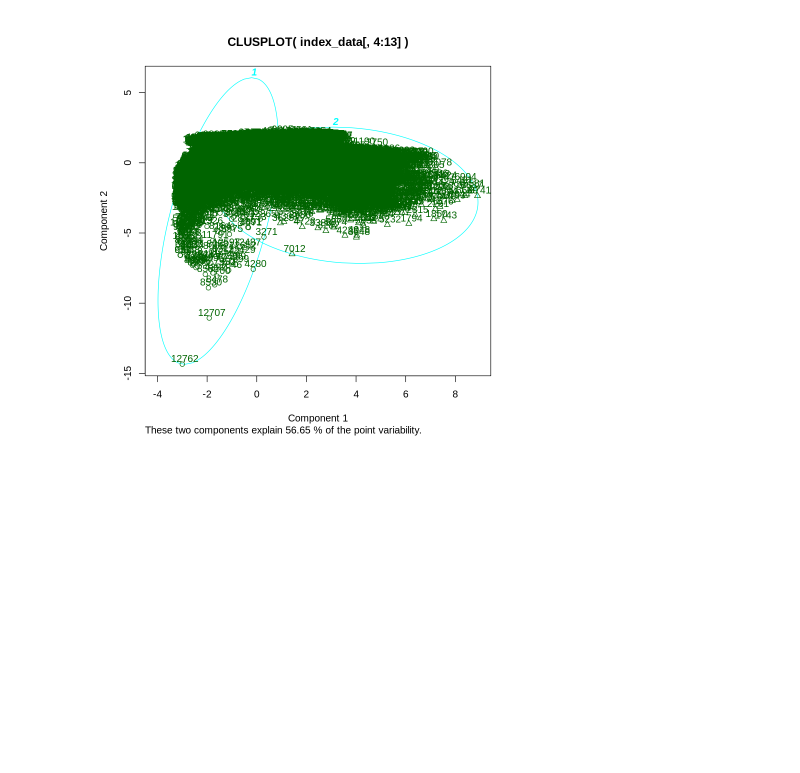
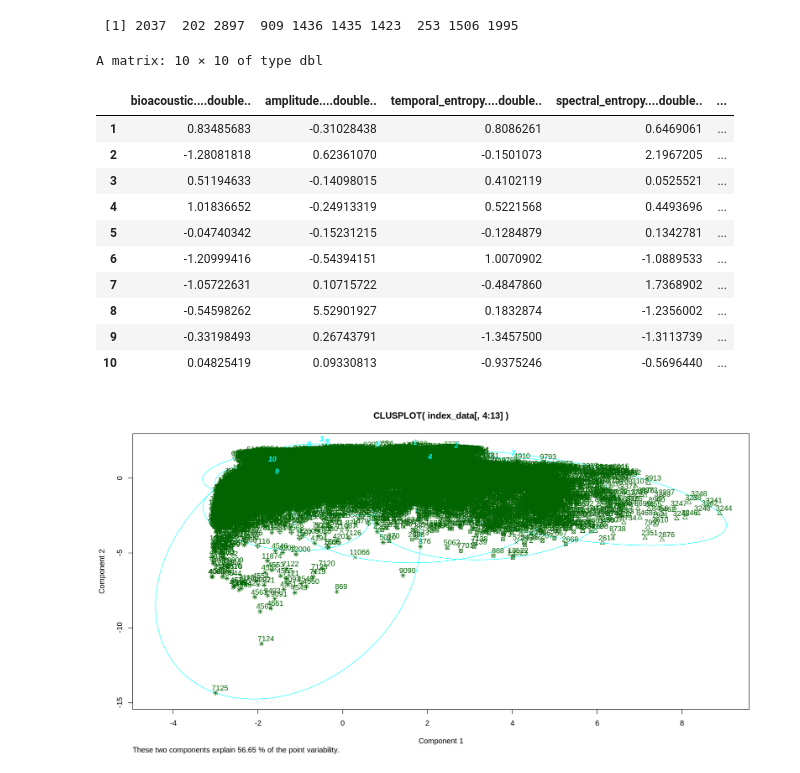
Before and after one commit to UMI-iGlobes/soundscapes, a Jupyter notebook: Jupyter/Data_Statistics_and_Evaluation.ipynb, the cells around one changed output. Drawn from its saved outputs; the diff is of its cells as text; code cells hidden in the pictures; blank space fills up the shorter version.

```diff
--- a/Jupyter/Data_Statistics_and_Evaluation.ipynb
+++ b/Jupyter/Data_Statistics_and_Evaluation.ipynb
@@ -124,6 +131,5 @@ summary(index_data)
 # %%
 #row.names(index_data) <- paste(index_data$Site, "-", index_data$Date....as.Date.character....format.....Y..m..d..,"-",index_data$Time....character..)
 index_data[,4:13] <- scale(index_data[,4:13])
-index_data <- arrange(index_data,Time....character..)
 head(index_data)
 # %% [output]
@@ -143,13 +149,28 @@ fviz_nbclust(index_data,FUNcluster=clara,method = "silhouette",k.max=10,verbose=
 # %%
 # K-Means Clustering with 5 clusters
-fit <- kmeans(index_data[,4:13], 2)
-
+NUM_CLUSTERS <- 10
+fit <- kmeans(index_data[,4:13],NUM_CLUSTERS)
+fit$size
+fit$centers
 # Cluster Plot against 1st 2 principal components
 
 # vary parameters for most readable graph
 clusplot(index_data[,4:13], fit$cluster, color=FALSE, shade=FALSE,
    labels=2, lines=0)
 
 index_data <- data.frame(index_data, fit$cluster)
 # %% [output]
+ [1] 2037  202 2897  909 1436 1435 1423  253 1506 1995
+A matrix: 10 × 10 of type dbl
+|  | bioacoustic....double.. | amplitude....double.. | temporal_entropy....double.. | spectral_entropy....double.. | ... |
+| 1 | 0.83485683 | -0.31028438 | 0.8086261 | 0.6469061 | ... |
+| 2 | -1.28081818 | 0.62361070 | -0.1501073 | 2.1967205 | ... |
+| 3 | 0.51194633 | -0.14098015 | 0.4102119 | 0.0525521 | ... |
+| 4 | 1.01836652 | -0.24913319 | 0.5221568 | 0.4493696 | ... |
+| 5 | -0.04740342 | -0.15231215 | -0.1284879 | 0.1342781 | ... |
+| 6 | -1.20999416 | -0.54394151 | 1.0070902 | -1.0889533 | ... |
+| 7 | -1.05722631 | 0.10715722 | -0.4847860 | 1.7368902 | ... |
+| 8 | -0.54598262 | 5.52901927 | 0.1832874 | -1.2356002 | ... |
+| 9 | -0.33198493 | 0.26743791 | -1.3457500 | -1.3113739 | ... |
+| 10 | 0.04825419 | 0.09330813 | -0.9375246 | -0.5696440 | ... |
-[figure, old version]
+[figure, new version]
```
Also changed, not shown: parts of 15 cells of this notebook.
